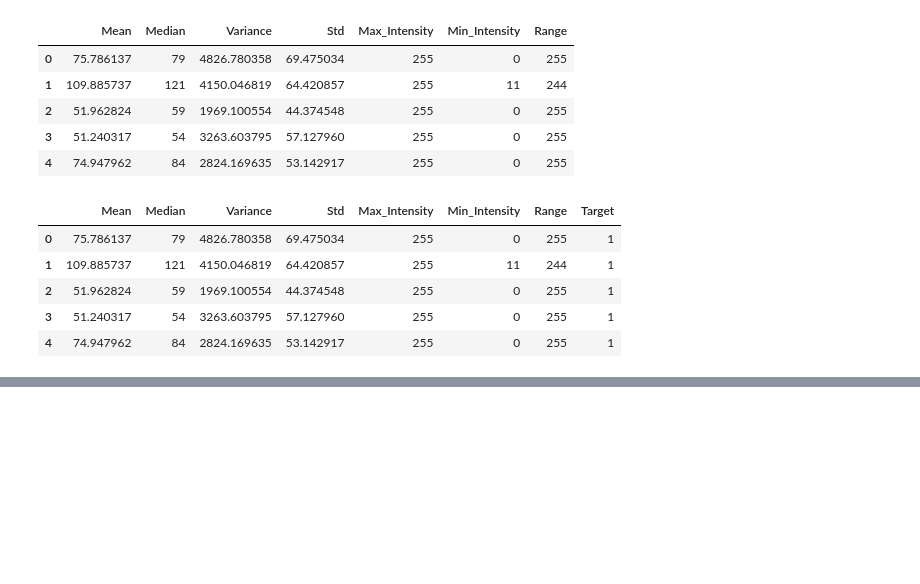
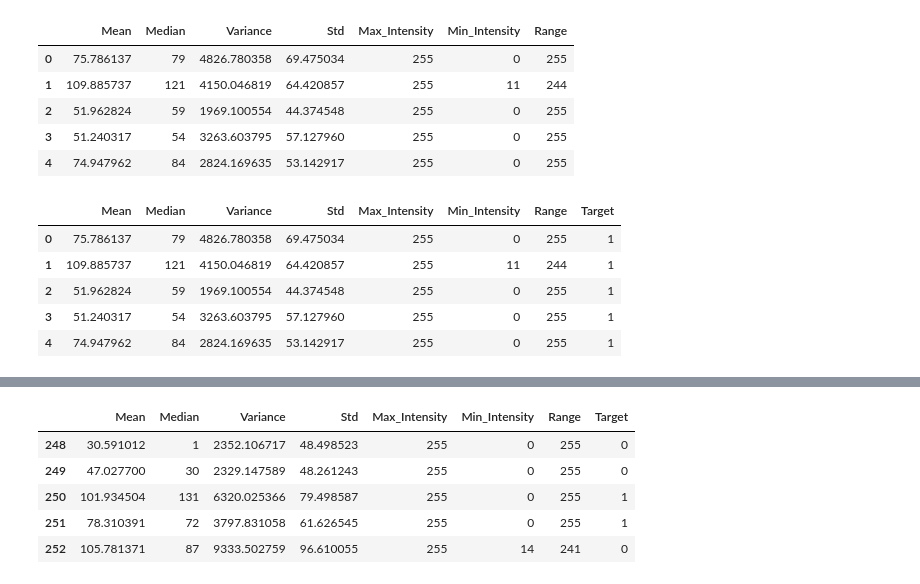
Before and after one commit to arfan64shah/Brain_MRI_Tumor_Detection, a Jupyter notebook: Brain_MRI_for_Tumor_Detection.ipynb, the cells around one changed output, grey strips where cells are left out. Saved outputs shown, nothing was run; the diff lists cells and outputs as text; code cells hidden in the pictures; blank space fills up the shorter version.

```diff
--- a/Brain_MRI_for_Tumor_Detection.ipynb
+++ b/Brain_MRI_for_Tumor_Detection.ipynb
@@ -241,0 +259,12 @@ tumor.to_excel(filename)
+# %%
+# now reshuffle dataset
+dataset = dataset.sample(frac = 1).reset_index(drop = True)
+
+dataset.tail()
+# %% [output]
+|  | Mean | Median | Variance | Std | Max_Intensity | Min_Intensity | Range | Target |
+| 248 | 30.591012 | 1 | 2352.106717 | 48.498523 | 255 | 0 | 255 | 0 |
+| 249 | 47.027700 | 30 | 2329.147589 | 48.261243 | 255 | 0 | 255 | 0 |
+| 250 | 101.934504 | 131 | 6320.025366 | 79.498587 | 255 | 0 | 255 | 1 |
+| 251 | 78.310391 | 72 | 3797.831058 | 61.626545 | 255 | 0 | 255 | 1 |
+| 252 | 105.781371 | 87 | 9333.502759 | 96.610055 | 255 | 14 | 241 | 0 |
```
Also changed, not shown: parts of 3 cells of this notebook, 1 other file.
